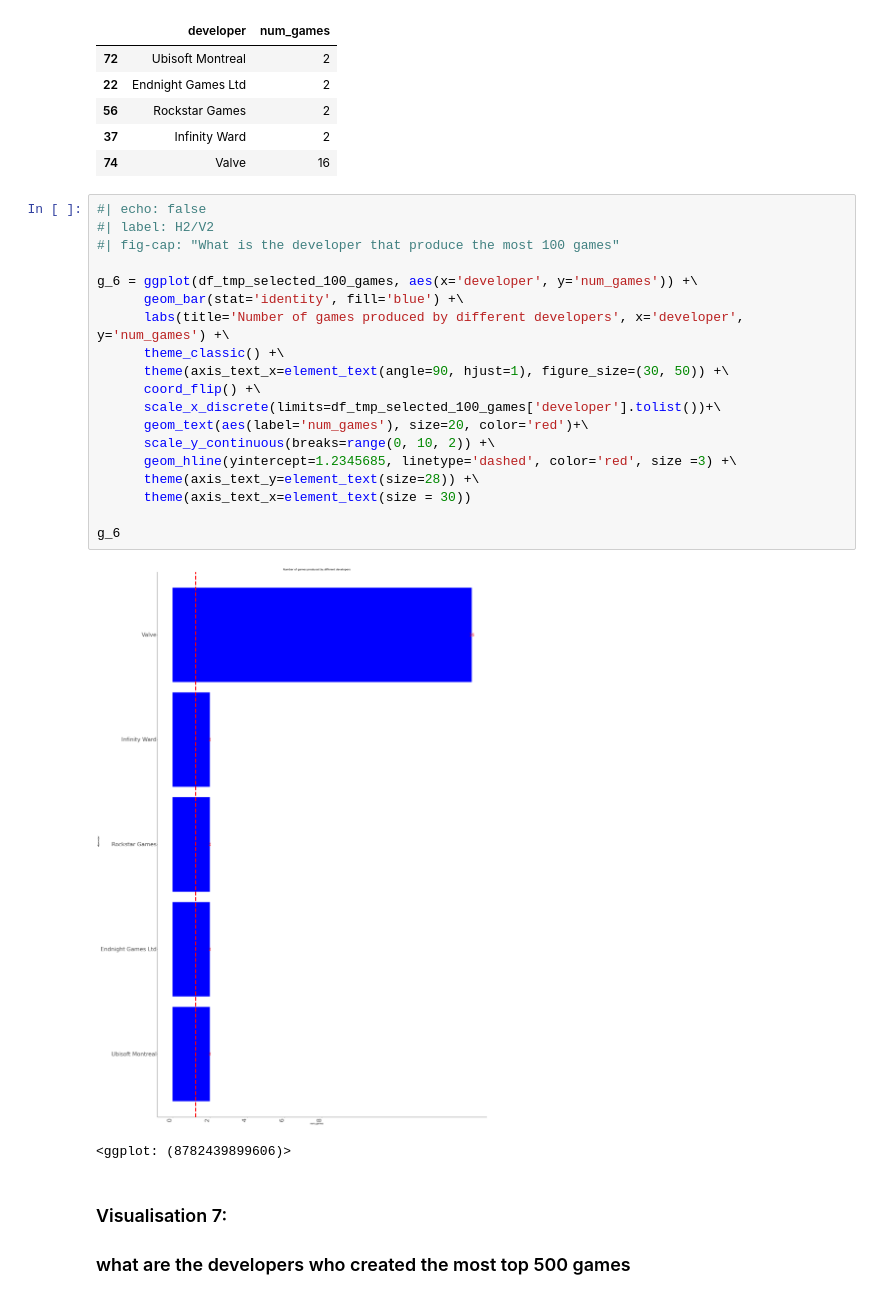
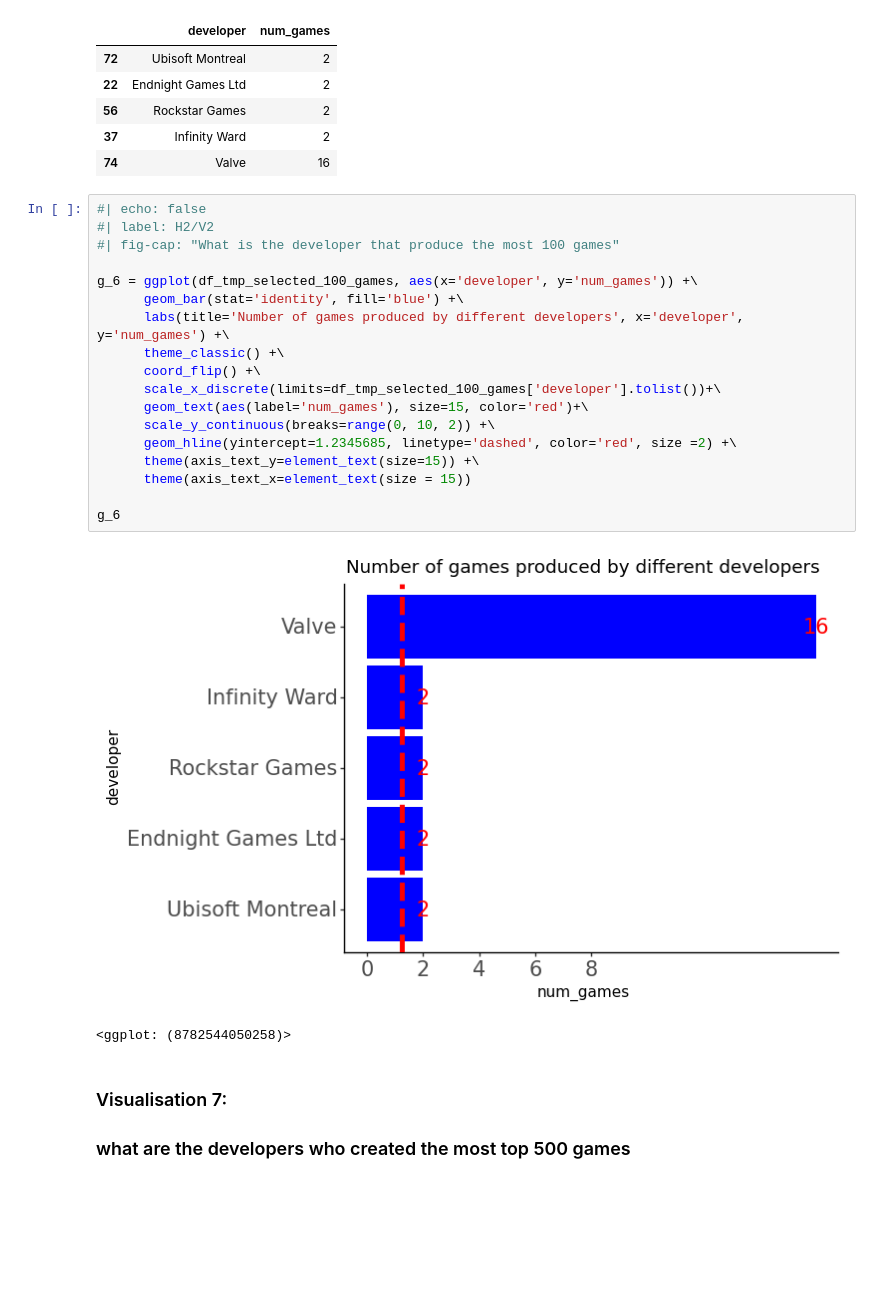
Before and after one commit to simondesh/DS105SuperStar, a Jupyter notebook: presentation/Pivoting.ipynb, the cells around one changed output. Cells and saved outputs as stored; diff of their text form; blank space fills up the shorter version.

```diff
--- a/presentation/Pivoting.ipynb
+++ b/presentation/Pivoting.ipynb
@@ -406,25 +413,24 @@ df_tmp_selected_100_games.tail(5)
 # %%
 #| echo: false
 #| label: H2/V2
 #| fig-cap: "What is the developer that produce the most 100 games"
 
 g_6 = ggplot(df_tmp_selected_100_games, aes(x='developer', y='num_games')) +\
       geom_bar(stat='identity', fill='blue') +\
       labs(title='Number of games produced by different developers', x='developer', y='num_games') +\
       theme_classic() +\
-      theme(axis_text_x=element_text(angle=90, hjust=1), figure_size=(30, 50)) +\
       coord_flip() +\
       scale_x_discrete(limits=df_tmp_selected_100_games['developer'].tolist())+\
-      geom_text(aes(label='num_games'), size=20, color='red')+\
+      geom_text(aes(label='num_games'), size=15, color='red')+\
       scale_y_continuous(breaks=range(0, 10, 2)) +\
-      geom_hline(yintercept=1.2345685, linetype='dashed', color='red', size =3) +\
-      theme(axis_text_y=element_text(size=28)) +\
-      theme(axis_text_x=element_text(size = 30))
+      geom_hline(yintercept=1.2345685, linetype='dashed', color='red', size =2) +\
+      theme(axis_text_y=element_text(size=15)) +\
+      theme(axis_text_x=element_text(size = 15))
 
 g_6
 # %% [output]
-[figure, old version]
+[figure, new version]
-<ggplot: (8782439899606)>
+<ggplot: (8782544050258)>
 # %% [markdown]
 ### Visualisation 7:
 ### what are the developers who created the most top 500 games
```
Also changed, not shown: parts of 12 cells of this notebook, 1 other file.
